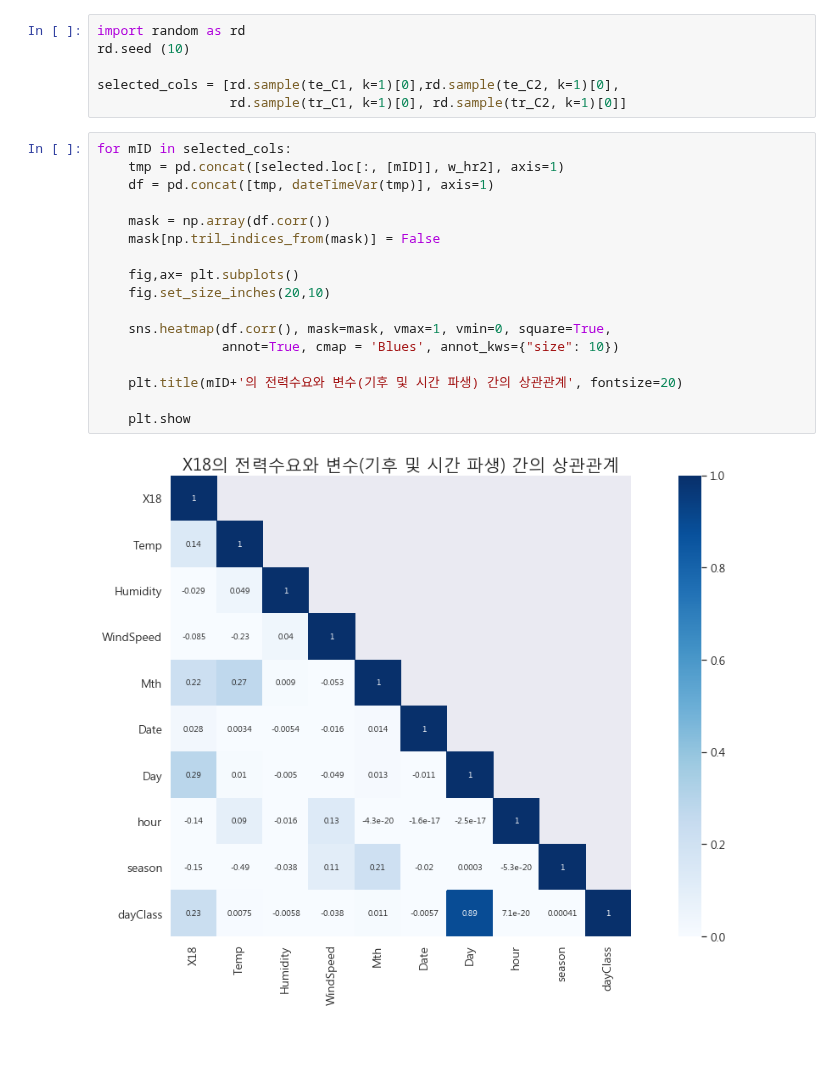
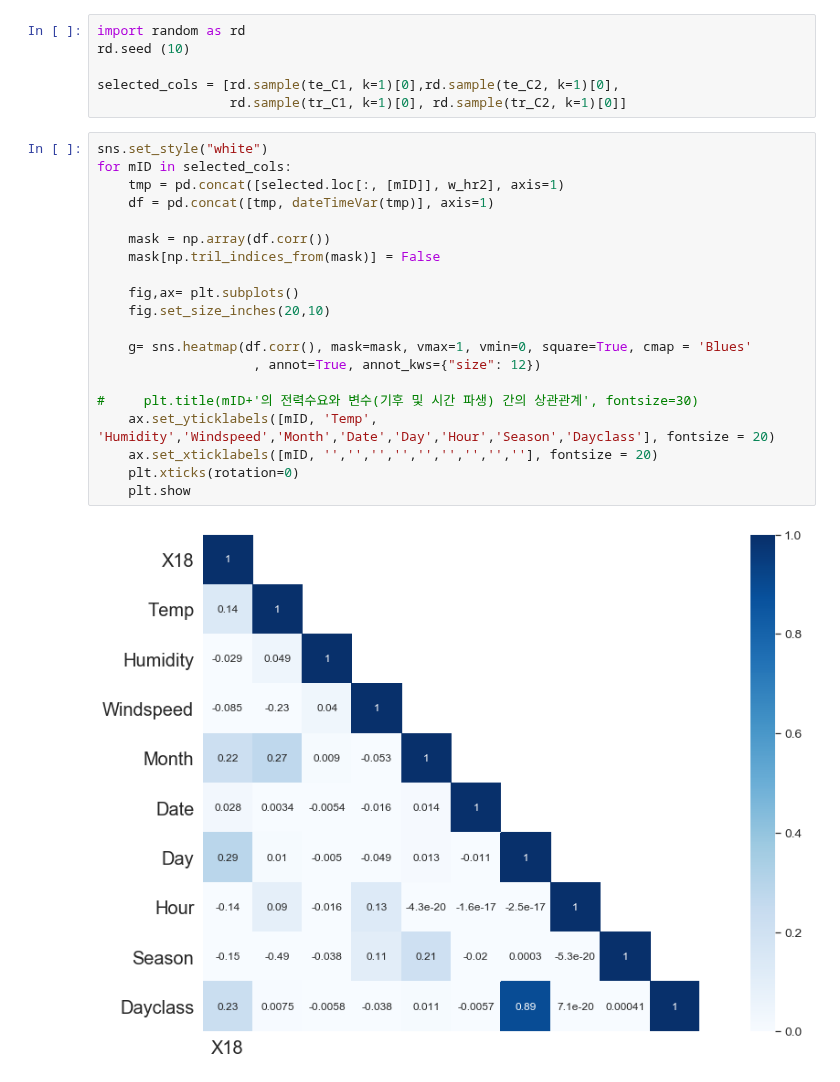
Before and after one commit to yagippi27/DACON_CONTEST_2019, a Jupyter notebook: SOOMIN/00_2_2. 시각화 상관관계.ipynb, the cells around one changed output. Drawn from its saved outputs; the diff is of its cells as text; blank space fills up the shorter version.

```diff
--- a/SOOMIN/00_2_2. 시각화 상관관계.ipynb
+++ b/SOOMIN/00_2_2. 시각화 상관관계.ipynb
@@ -106,21 +106,24 @@ rd.seed (10)
 selected_cols = [rd.sample(te_C1, k=1)[0],rd.sample(te_C2, k=1)[0],
                  rd.sample(tr_C1, k=1)[0], rd.sample(tr_C2, k=1)[0]]
 # %%
+sns.set_style("white")
 for mID in selected_cols:
     tmp = pd.concat([selected.loc[:, [mID]], w_hr2], axis=1)
     df = pd.concat([tmp, dateTimeVar(tmp)], axis=1)
 
     mask = np.array(df.corr())
     mask[np.tril_indices_from(mask)] = False
 
     fig,ax= plt.subplots()
     fig.set_size_inches(20,10)
 
-    sns.heatmap(df.corr(), mask=mask, vmax=1, vmin=0, square=True,
-                annot=True, cmap = 'Blues', annot_kws={"size": 10})
+    g= sns.heatmap(df.corr(), mask=mask, vmax=1, vmin=0, square=True, cmap = 'Blues'
+                    , annot=True, annot_kws={"size": 12})
 
-    plt.title(mID+'의 전력수요와 변수(기후 및 시간 파생) 간의 상관관계', fontsize=20)
-
+#     plt.title(mID+'의 전력수요와 변수(기후 및 시간 파생) 간의 상관관계', fontsize=30)
+    ax.set_yticklabels([mID, 'Temp', 'Humidity','Windspeed','Month','Date','Day','Hour','Season','Dayclass'], fontsize = 20)
+    ax.set_xticklabels([mID, '','','','','','','','',''], fontsize = 20)
+    plt.xticks(rotation=0)
     plt.show
 # %% [output]
-[figure, old version]
+[figure, new version]
```
Also changed, not shown: parts of 1 cell of this notebook, 17 other files.
